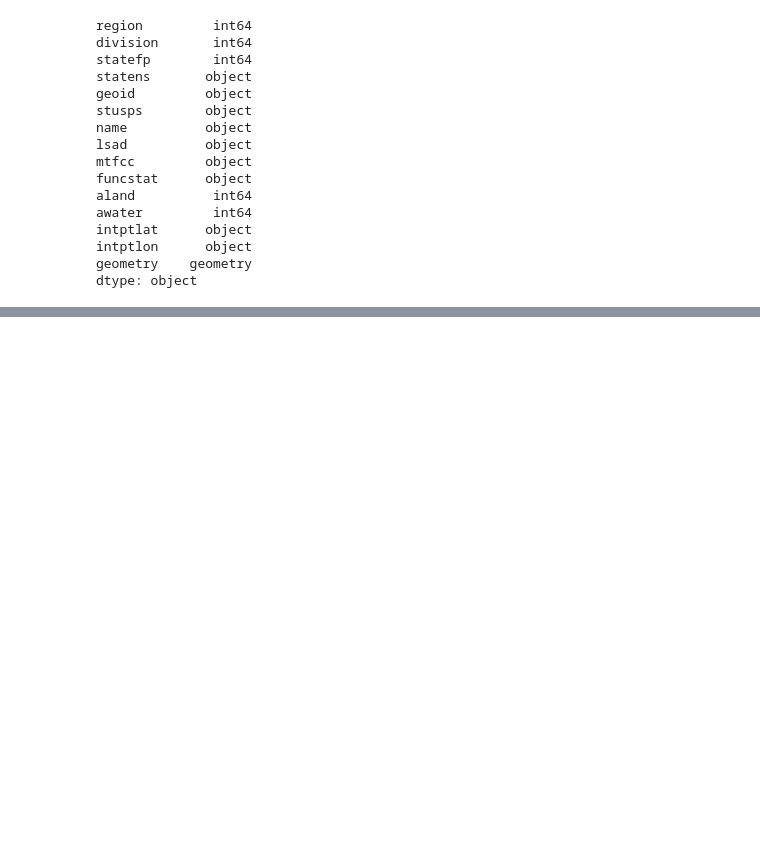
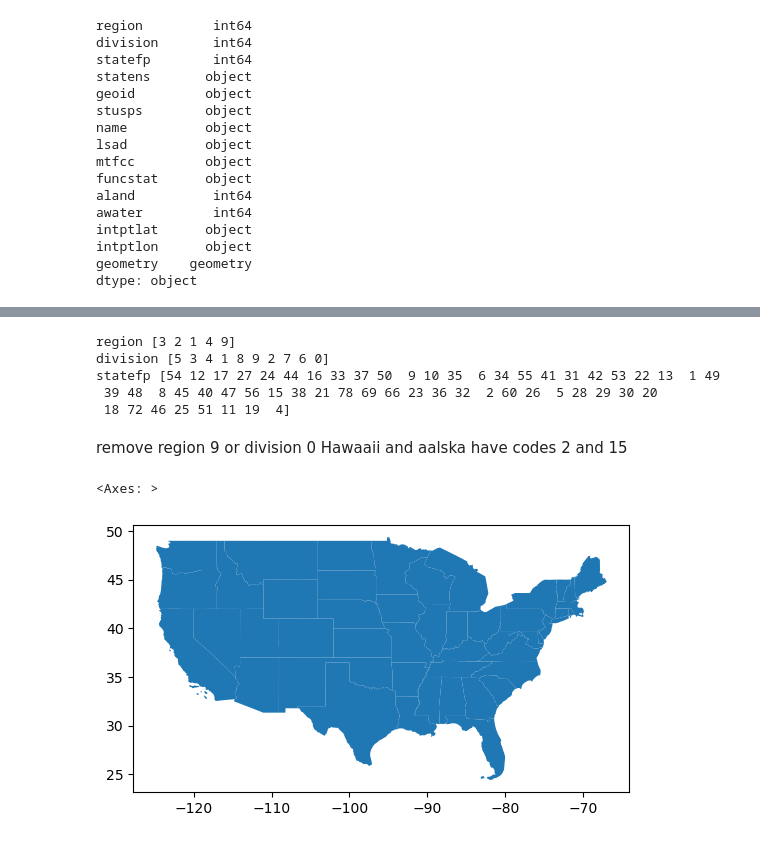
Before and after one commit to austinmartinez12/eds220-2025-in-class, a Jupyter notebook: week5/tuesday.ipynb, the cells around one changed output, grey strips where cells are left out. Cells and saved outputs as stored; diff of their text form; code cells hidden in the pictures; blank space fills up the shorter version.

```diff
--- a/week5/tuesday.ipynb
+++ b/week5/tuesday.ipynb
@@ -185,0 +190,20 @@ dtype: object
+# %%
+print("region", states["region"].unique())
+print("division", states["division"].unique())
+print("statefp", states["statefp"].unique())
+# %% [output]
+region [3 2 1 4 9]
+division [5 3 4 1 8 9 2 7 6 0]
+statefp [54 12 17 27 24 44 16 33 37 50  9 10 35  6 34 55 41 31 42 53 22 13  1 49
+ 39 48  8 45 40 47 56 15 38 21 78 69 66 23 36 32  2 60 26  5 28 29 30 20
+ 18 72 46 25 51 11 19  4]
+# %% [markdown]
+remove region 9 or division 0
+Hawaaii and aalska have codes 2 and 15
+# %%
+# Select contiguous US states
+contiguous = states[(states.region!=9) & (~states.statefp.isin([2,15]))] # ~ does oposite
+contiguous.plot()
+# %% [output]
+<Axes: >
+[figure, added]
```
Also changed, not shown: parts of 19 cells of this notebook.
